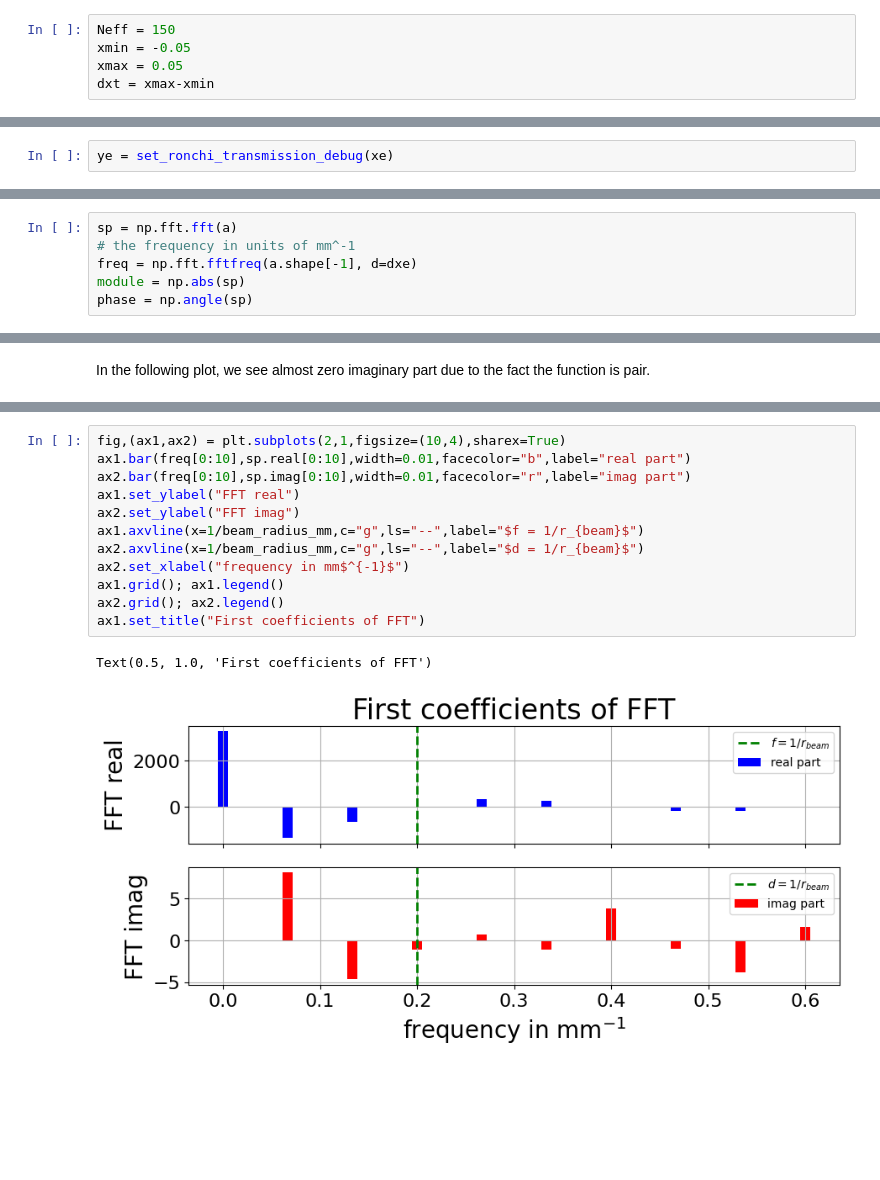
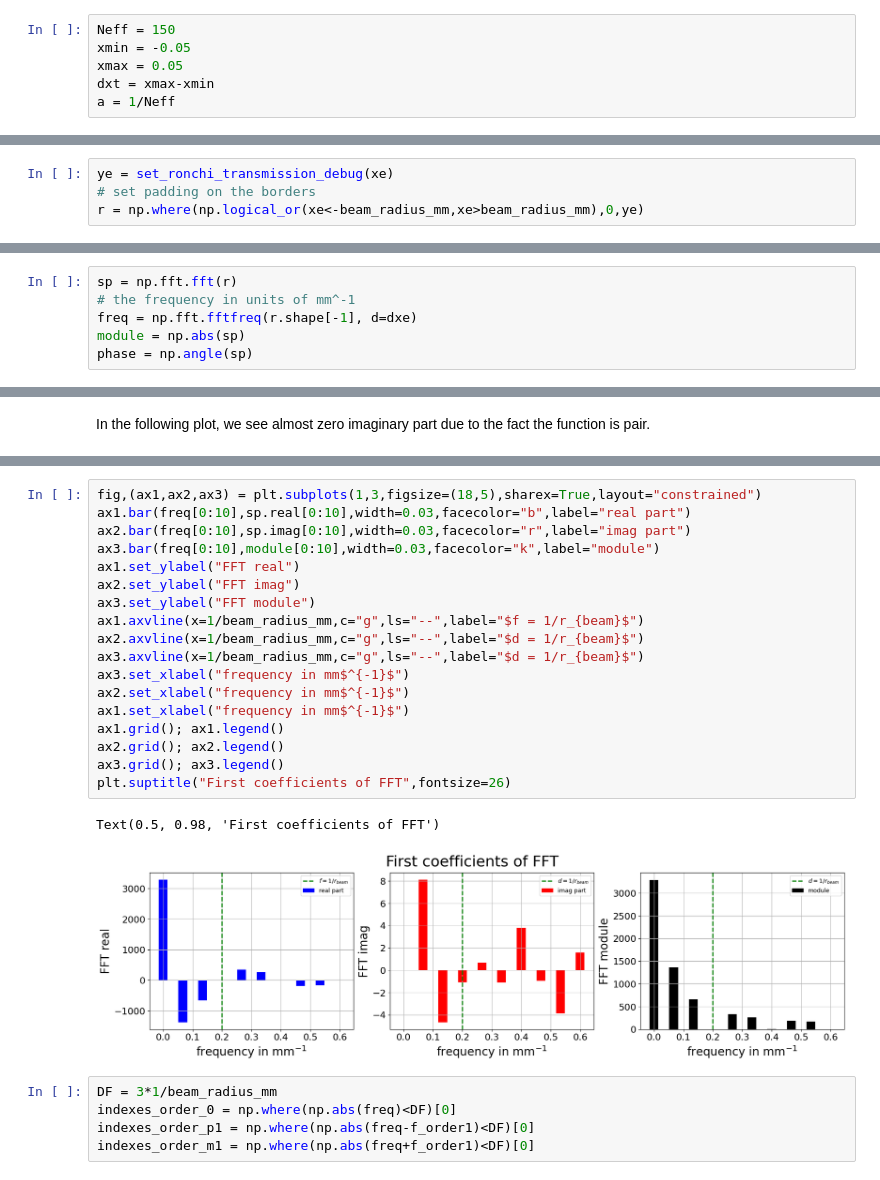
Before and after one commit to sylvielsstfr/AuxtelPSFpoppy, a Jupyter notebook: docs/notebooks/introdiffraction/03_FFT1D_ronchipattern.ipynb, the cells around one changed output, grey strips where cells are left out. Drawn from its saved outputs; the diff is of its cells as text; blank space fills up the shorter version.

```diff
--- a/docs/notebooks/introdiffraction/03_FFT1D_ronchipattern.ipynb
+++ b/docs/notebooks/introdiffraction/03_FFT1D_ronchipattern.ipynb
@@ -55,3 +96,4 @@ Neff = 150
 xmin = -0.05
 xmax = 0.05
 dxt = xmax-xmin
+a = 1/Neff
@@ -100,2 +158,4 @@ Beam radius frequency = 0.2 mm-1
 # %%
 ye = set_ronchi_transmission_debug(xe)
+# set padding on the borders
+r = np.where(np.logical_or(xe<-beam_radius_mm,xe>beam_radius_mm),0,ye)
@@ -120,6 +282,6 @@ Text(0.5, 0, 'mm')
 # %%
-sp = np.fft.fft(a)
+sp = np.fft.fft(r)
 # the frequency in units of mm^-1
-freq = np.fft.fftfreq(a.shape[-1], d=dxe)
+freq = np.fft.fftfreq(r.shape[-1], d=dxe)
 module = np.abs(sp)
 phase = np.angle(sp)
@@ -185,15 +413,26 @@ Text(0.5, 1.0, 'First Fourier components')
 # %%
-fig,(ax1,ax2) = plt.subplots(2,1,figsize=(10,4),sharex=True)
-ax1.bar(freq[0:10],sp.real[0:10],width=0.01,facecolor="b",label="real part")
-ax2.bar(freq[0:10],sp.imag[0:10],width=0.01,facecolor="r",label="imag part")
+fig,(ax1,ax2,ax3) = plt.subplots(1,3,figsize=(18,5),sharex=True,layout="constrained")
+ax1.bar(freq[0:10],sp.real[0:10],width=0.03,facecolor="b",label="real part")
+ax2.bar(freq[0:10],sp.imag[0:10],width=0.03,facecolor="r",label="imag part")
+ax3.bar(freq[0:10],module[0:10],width=0.03,facecolor="k",label="module")
 ax1.set_ylabel("FFT real")
 ax2.set_ylabel("FFT imag")
+ax3.set_ylabel("FFT module")
 ax1.axvline(x=1/beam_radius_mm,c="g",ls="--",label="$f = 1/r_{beam}$")
 ax2.axvline(x=1/beam_radius_mm,c="g",ls="--",label="$d = 1/r_{beam}$")
+ax3.axvline(x=1/beam_radius_mm,c="g",ls="--",label="$d = 1/r_{beam}$")
+ax3.set_xlabel("frequency in mm$^{-1}$")
 ax2.set_xlabel("frequency in mm$^{-1}$")
+ax1.set_xlabel("frequency in mm$^{-1}$")
 ax1.grid(); ax1.legend()
 ax2.grid(); ax2.legend()
-ax1.set_title("First coefficients of FFT")
+ax3.grid(); ax3.legend()
+plt.suptitle("First coefficients of FFT",fontsize=26)
 # %% [output]
-Text(0.5, 1.0, 'First coefficients of FFT')
+Text(0.5, 0.98, 'First coefficients of FFT')
-[figure, old version]
+[figure, new version]
+# %%
+DF = 3*1/beam_radius_mm
+indexes_order_0 = np.where(np.abs(freq)<DF)[0]
+indexes_order_p1 = np.where(np.abs(freq-f_order1)<DF)[0]
+indexes_order_m1 = np.where(np.abs(freq+f_order1)<DF)[0]
```
Also changed, not shown: parts of 45 cells of this notebook, 1 other file.
